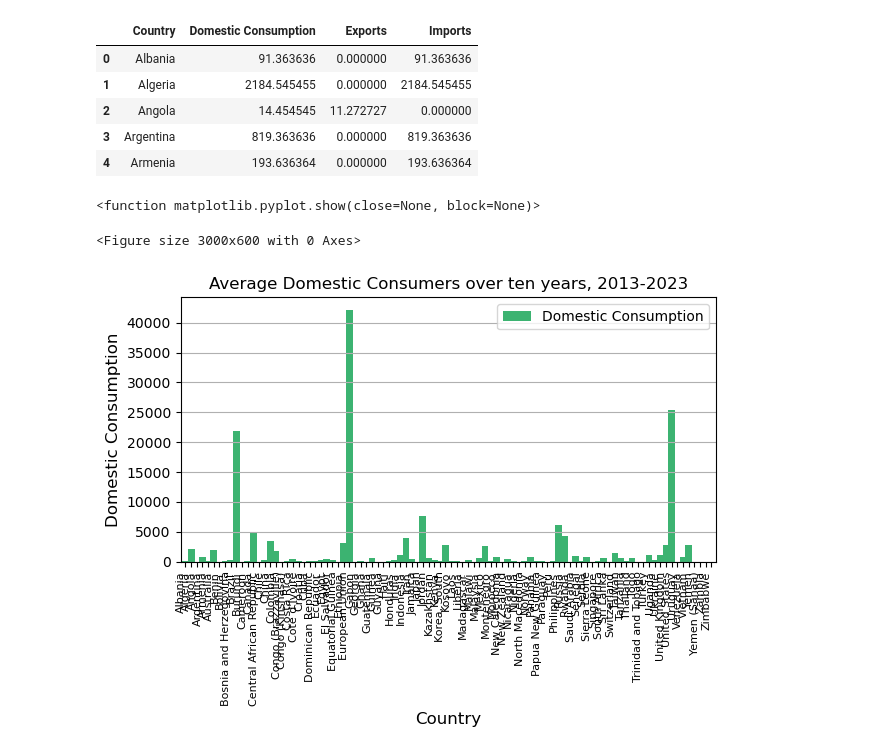
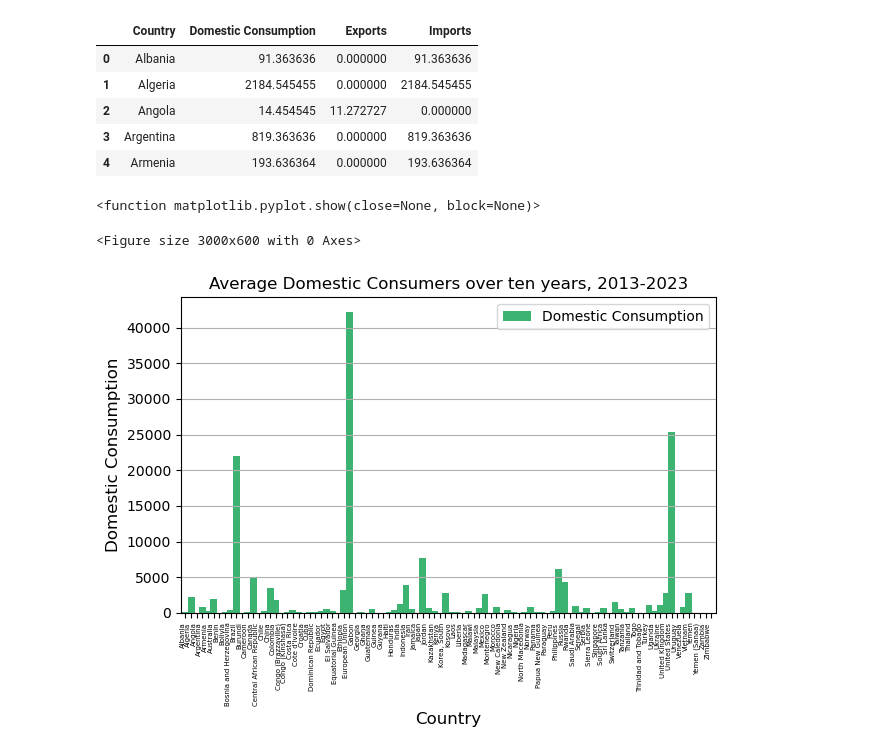
Before and after one commit to coopachupa/Project-3-, a Jupyter notebook: Nurmaa (NKD)/Cleaning and analysis.ipynb, the cells around one changed output. Cells and saved outputs as stored; diff of their text form; code cells hidden in the pictures.

```diff
--- a/Nurmaa (NKD)/Cleaning and analysis.ipynb
+++ b/Nurmaa (NKD)/Cleaning and analysis.ipynb
@@ -603,19 +603,19 @@ stats_grouped_dropped_df.head()
 # %%
 domestic_consumer = stats_grouped_dropped_df[['Country', 'Domestic Consumption']]
 
 plt.figure(figsize = (30, 6))
 domestic_consumer.plot(x='Country', kind = 'bar', color = 'mediumseagreen', width=1.2)
 plt.title('Average Domestic Consumers over ten years, 2013-2023')
 plt.xlabel('Country', fontsize = 12)
 plt.ylabel('Domestic Consumption', fontsize = 12)
-plt.xticks(rotation = 90, ha = 'right', fontsize = 8)
+plt.xticks(rotation = 90, ha = 'right', fontsize = 5)
 plt.grid(axis = 'y')
 plt.tight_layout()
 plt.show
 # %% [output]
 <function matplotlib.pyplot.show(close=None, block=None)>
 <Figure size 3000x600 with 0 Axes>
-[figure, old version]
+[figure, new version]
 # %%
 domestic_avg_consumers = domestic_consumer.sort_values(by = 'Domestic Consumption', ascending=False)
 # Select the top 3 countries with the highest average domestic consumption
```
Also changed, not shown: parts of 1 cell of this notebook, 5 other files.
